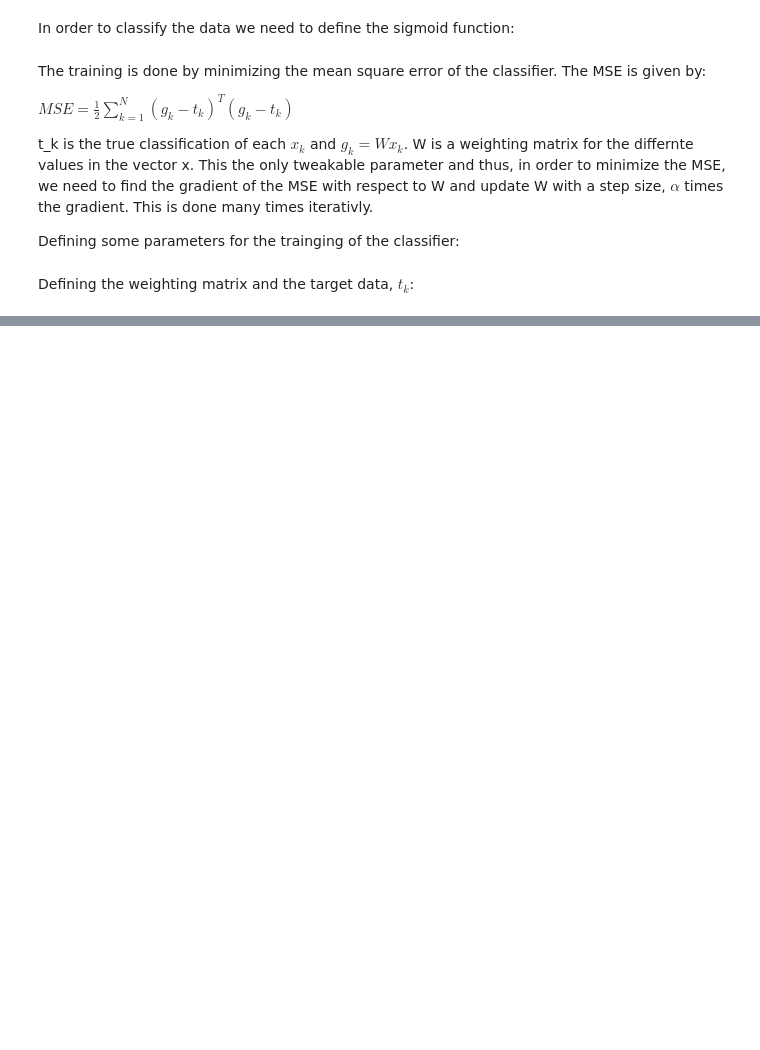
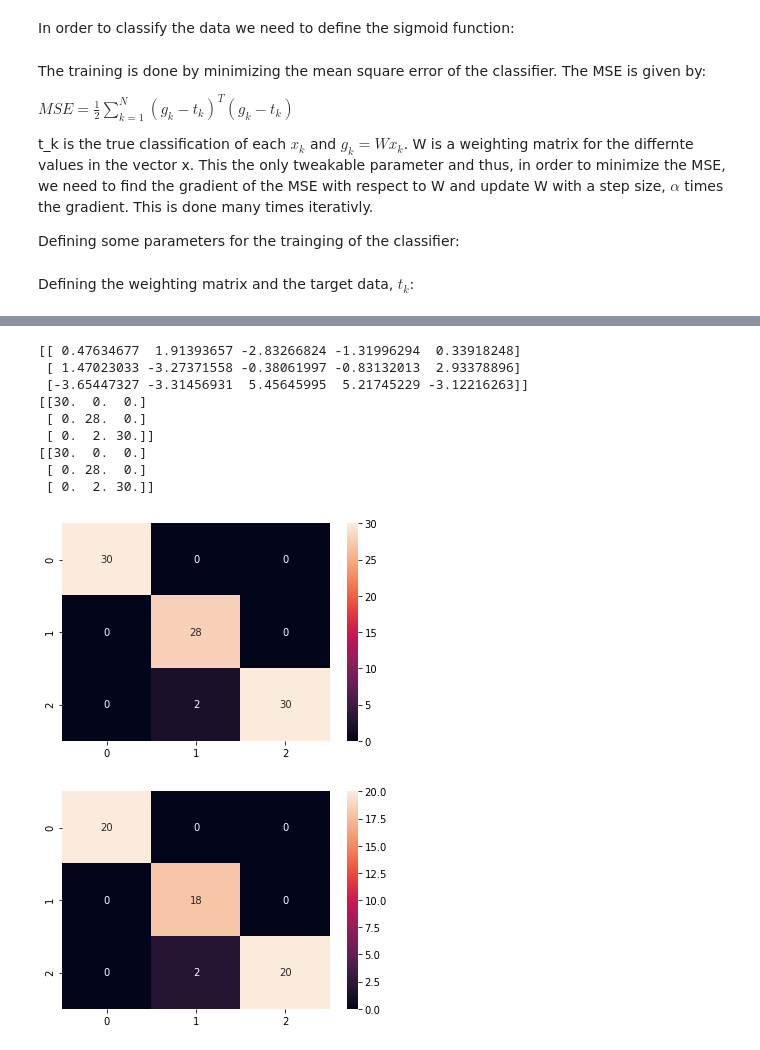
Before and after one commit to emilhaugstvedt/TTK4275, a Jupyter notebook: IRIS/iris-notebook.ipynb, the cells around one changed output, grey strips where cells are left out. Saved outputs shown, nothing was run; the diff lists cells and outputs as text; code cells hidden in the pictures; blank space fills up the shorter version.

```diff
--- a/IRIS/iris-notebook.ipynb
+++ b/IRIS/iris-notebook.ipynb
@@ -77,12 +38,5 @@ t_k is the true classification of each $x_k$ and $g_k = Wx_k$. W is a weighting
 
 
 Defining some parameters for the trainging of the classifier:
-# %%
-N_iter = 500 # Number of iterations
-alpha = 0.5 # Step length
-
-features = [0, 1, 2, 3]
-F = len(features) # Number of features
-C = len(classes)  # Number of classes
 # %% [markdown]
 Defining the weighting matrix and the target data, $t_k$:
@@ -114,0 +80,40 @@ ValueError: cannot reshape array of size 121 into shape (5,1)
+# %%
+numIterations = 5000 # Number of iterations
+alpha = 0.01 # Step length
+F = len(features) # Number of features
+C = len(classes)  # Number of classes
+N = len(training[0]) # Number of samples for each training set
+
+training1 = class1[0:30]
+training2 = class2[0:30]
+training3 = class3[0:30]
+training = [training1, training2, training3]
+
+testing1 = class1[30:50]
+testing2 = class2[30:50]
+testing3 = class3[30:50]
+testing = [testing1, testing2, testing3]
+
+W = np.zeros((C, F))
+w_0 = np.zeros((C, 1))
+W = np.concatenate((W, w_0), axis=1)
+
+W = trainingClassifier(numIterations, alpha, training)
+print(W)
+
+confusionTraining = confusionMatrix(W, training, 1)
+print(confusionTesting)
+confusionTesting = confusionMatrix(W, testing, 2)
+print(confusionTraining)
+# %% [output]
+[[ 0.47634677  1.91393657 -2.83266824 -1.31996294  0.33918248]
+ [ 1.47023033 -3.27371558 -0.38061997 -0.83132013  2.93378896]
+ [-3.65447327 -3.31456931  5.45645995  5.21745229 -3.12216263]]
+[[30.  0.  0.]
+ [ 0. 28.  0.]
+ [ 0.  2. 30.]]
+[[30.  0.  0.]
+ [ 0. 28.  0.]
+ [ 0.  2. 30.]]
+[figure, added]
+[figure, added]
```
Also changed, not shown: parts of 16 cells of this notebook.
